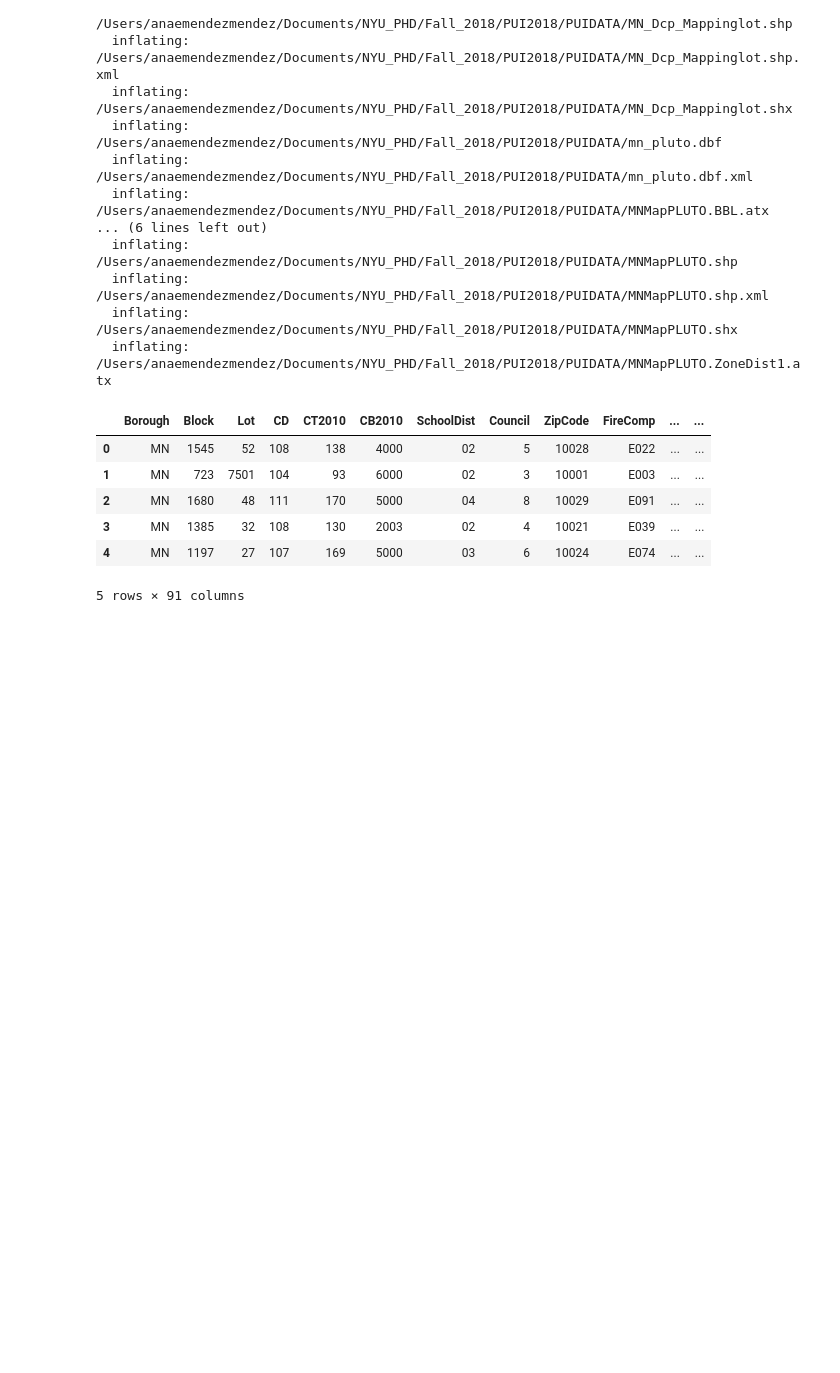
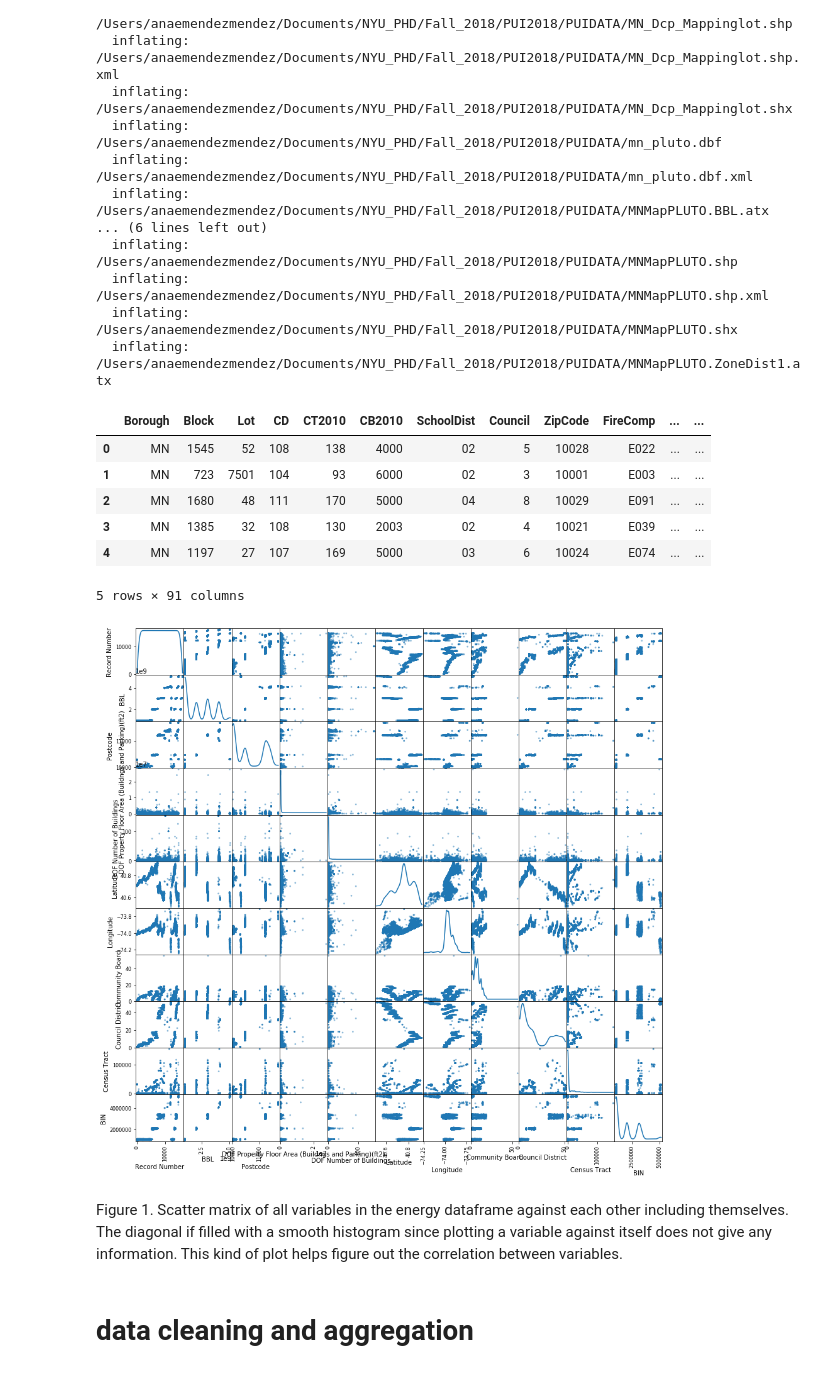
Before and after one commit to anaelisa24/PUI2018_amm1209, a Jupyter notebook: HW10_amm1209/Assignment 2.ipynb, the cells around one changed output. Drawn from its saved outputs; the diff is of its cells as text; code cells hidden in the pictures; blank space fills up the shorter version.

```diff
--- a/HW10_amm1209/Assignment 2.ipynb
+++ b/HW10_amm1209/Assignment 2.ipynb
@@ -84,3 +84,11 @@ building_size.head()
 | 3 | MN | 1385 | 32 | 108 | 130 | 2003 | 02 | 4 | 10021 | E039 | ... | ... |
 | 4 | MN | 1197 | 27 | 107 | 169 | 5000 | 03 | 6 | 10024 | E074 | ... | ... |
 5 rows × 91 columns
+# %%
+sfig = pd.scatter_matrix(energy, s=30, figsize=(15, 15), diagonal='kde')
+# %% [output]
+[figure, added]
+# %% [markdown]
+Figure 1. Scatter matrix of all variables in the energy dataframe against each other including themselves. The diagonal if filled with a smooth histogram since plotting a variable against itself does not give any information. This kind of plot helps figure out the correlation between variables.
+# %% [markdown]
+# data cleaning and aggregation
```
Also changed, not shown: parts of 39 cells of this notebook.
